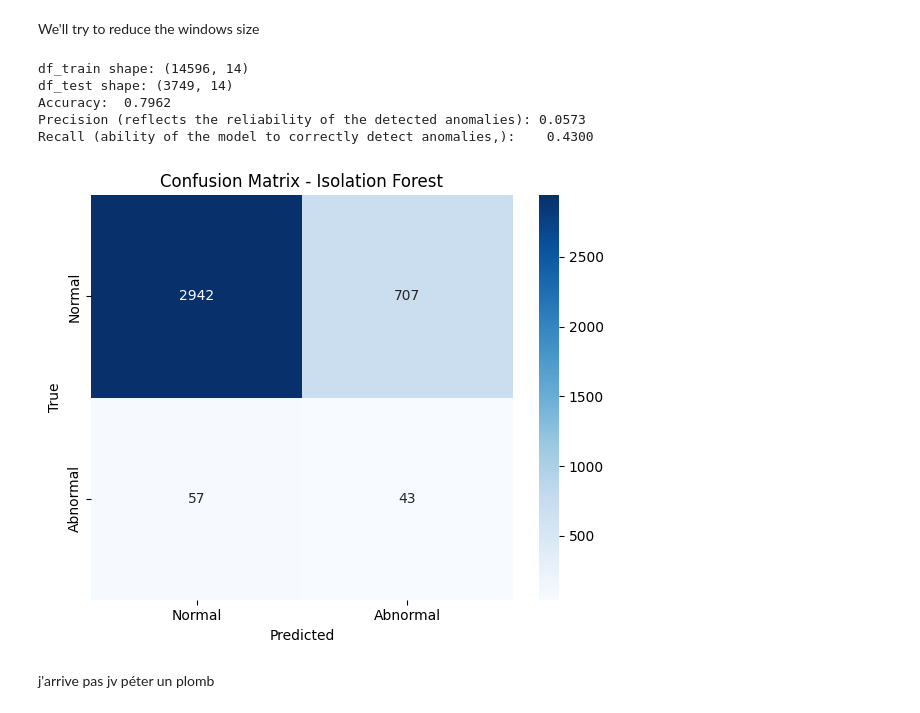
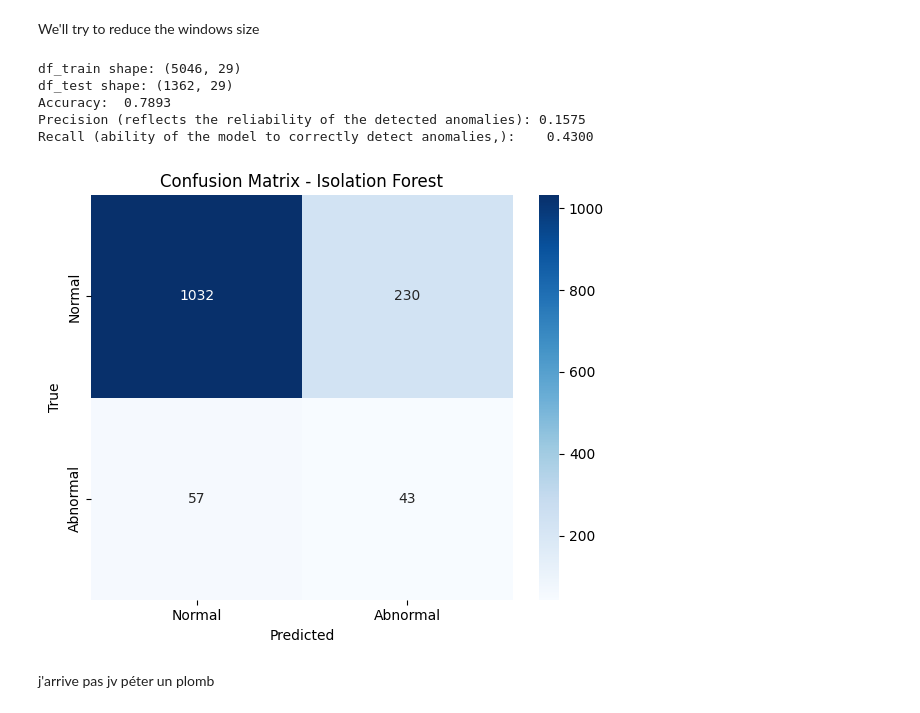
Before and after one commit to amine-e2r/elderly_care, a Jupyter notebook: code1.ipynb, the cells around one changed output. Drawn from its saved outputs; the diff is of its cells as text; code cells hidden in the pictures.

```diff
--- a/code1.ipynb
+++ b/code1.ipynb
@@ -924,11 +980,11 @@ sampling_rate_mitbih = 125
 window_size = 15
 step_size = window_size
 
-normal_rr_ms = get_rr_ms(normal_merged, fs=sampling_rate_mitbih)
-abnormal_rr_ms = get_rr_ms(abnormal_merged, fs=sampling_rate_mitbih)
+normal_ecg, normal_peaks, normal_rr_ms = get_rr_ms(normal_merged, fs=sampling_rate_mitbih)
+abnormal_ecg, abnormal_peaks, abnormal_rr_ms = get_rr_ms(abnormal_merged, fs=sampling_rate_mitbih)
 
-normal_windowed_hrv = hrv_windows(normal_rr_ms, "normal_merged", 0, win=window_size, step=step_size)
-abnormal_windowed_hrv = hrv_windows(abnormal_rr_ms, "abnormal_merged", 1, win=window_size, step=step_size)
+normal_windowed_hrv = hrv_windows(normal_ecg, normal_peaks, normal_rr_ms, "normal_merged", 0, win=window_size, step=step_size, fs=sampling_rate_mitbih)
+abnormal_windowed_hrv = hrv_windows(abnormal_ecg, abnormal_peaks, abnormal_rr_ms, "abnormal_merged", 1, win=window_size, step=step_size, fs=sampling_rate_mitbih)
 
 normal_df = normal_windowed_hrv.copy().reset_index(drop=True)
 abnormal_df = abnormal_windowed_hrv.copy().reset_index(drop=True)
@@ -950,7 +1006,13 @@ test_df = pd.concat([normal_test_df, abnormal_test_df], ignore_index=True)
 df_train = normal_train_df.copy()
 df_test = test_df.sample(frac=1.0, random_state=random_state).reset_index(drop=True)
 
-feature_cols = ["RR_mean", "SDNN", "RMSSD", "pNN50", "LF/HF","RR_max","RR_min","RR_range","RR_diff_max","RR_diff_std"]
+feature_cols = ["RR_mean", "SDNN", "RMSSD", "pNN50", "LF/HF",
+                "RR_max", "RR_min", "RR_range", "RR_diff_max", "RR_diff_std",
+                "VLF_power", "LF_power", "HF_power",
+                "skewness", "kurtosis", "CV", "pNN20",
+                "mean_amplitude", "std_amplitude", "mean_energy",
+                "std_energy", "mean_qrs_slope", "mean_beat_std",
+                "mean_beat_skew", "mean_beat_kurt"]
 X_train_if = df_train[feature_cols]
 X_test_if = df_test[feature_cols]
 y_test_if = df_test["label"].astype(int)
@@ -979,38 +1041,38 @@ y_pred_if = (scores < threshold).astype(int)
 print("df_train shape:", df_train.shape)
 print("df_test shape:", df_test.shape)
 
 # Calculate metrics
 from sklearn.metrics import precision_score, recall_score
 accuracy = accuracy_score(y_test_if, y_pred_if)
 precision = precision_score(y_test_if, y_pred_if)
 recall = recall_score(y_test_if, y_pred_if)
 
 print(f"Accuracy:  {accuracy:.4f}")
 print(f"Precision (reflects the reliability of the detected anomalies): {precision:.4f}")
 print(f"Recall (ability of the model to correctly detect anomalies,):    {recall:.4f}")
 cm_if = confusion_matrix(y_test_if, y_pred_if)
 
 plt.figure(figsize=(6, 5))
 sns.heatmap(
     cm_if,
     annot=True,
     fmt="d",
     cmap="Blues",
     xticklabels=["Normal", "Abnormal"],
     yticklabels=["Normal", "Abnormal"],
 )
 plt.title("Confusion Matrix - Isolation Forest")
 plt.xlabel("Predicted")
 plt.ylabel("True")
 plt.tight_layout()
 plt.show()
 # %% [output]
-df_train shape: (14596, 14)
-df_test shape: (3749, 14)
-Accuracy:  0.7962
-Precision (reflects the reliability of the detected anomalies): 0.0573
+df_train shape: (5046, 29)
+df_test shape: (1362, 29)
+Accuracy:  0.7893
+Precision (reflects the reliability of the detected anomalies): 0.1575
 Recall (ability of the model to correctly detect anomalies,):    0.4300
-[figure, old version]
+[figure, new version]
 # %% [markdown]
 j'arrive pas jv péter un plomb
 # %% [markdown]
```
Also changed, not shown: parts of 9 cells of this notebook.
